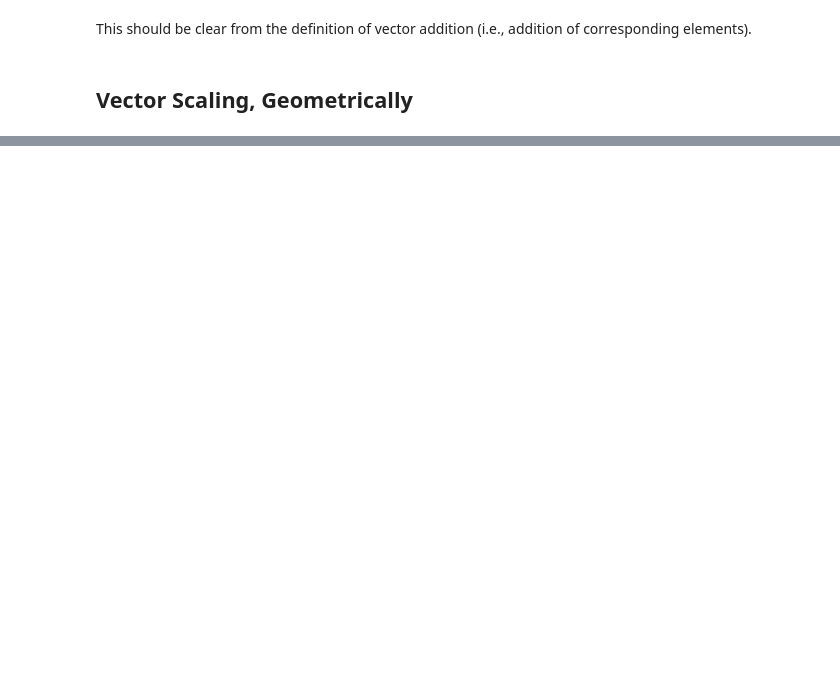
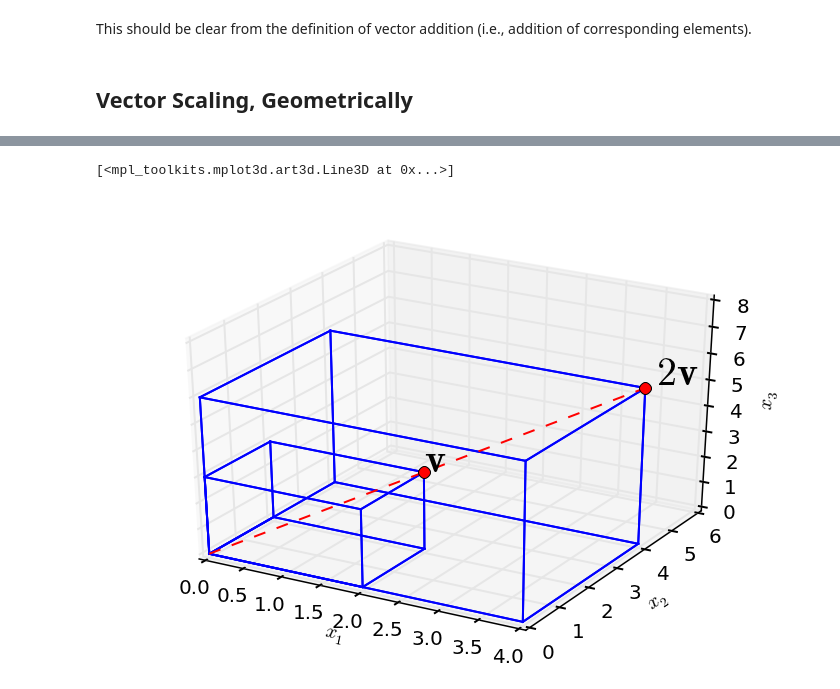
Before and after one commit to mcrovella/CS132-Geometric-Algorithms, a Jupyter notebook: L3VectorEquations.ipynb, the cells around one changed output, grey strips where cells are left out. Saved outputs shown, nothing was run; the diff lists cells and outputs as text; code cells hidden in the pictures; blank space fills up the shorter version.

```diff
--- a/L3VectorEquations.ipynb
+++ b/L3VectorEquations.ipynb
@@ -140,0 +164,12 @@ This should be clear from the definition of vector addition (i.e., addition of c
+# %%
+sl.hide_code_in_slideshow()
+ax = ut.plotSetup3d(0,4,0,6,0,8)
+ut.plotCube(ax,[2,2,3])
+ut.plotCube(ax,[4,4,6])
+ax.text(2,2,3,r'$\bf v$',size=20)
+ax.text(4.1,4.1,6.1,r'$2\bf v$',size=20)
+ax.plot([0,4],[0,4],'r--',zs=[0,6])
+ax.plot([4],[4],'ro',zs=[6])
+ax.plot([2],[2],'ro',zs=[3])
+print ''
+# %% [output]
@@ -140,0 +177,2 @@ This should be clear from the definition of vector addition (i.e., addition of c
+[<mpl_toolkits.mplot3d.art3d.Line3D at 0x...>]
+[figure, added]
```
Also changed, not shown: parts of 43 cells of this notebook, 3 other files.
